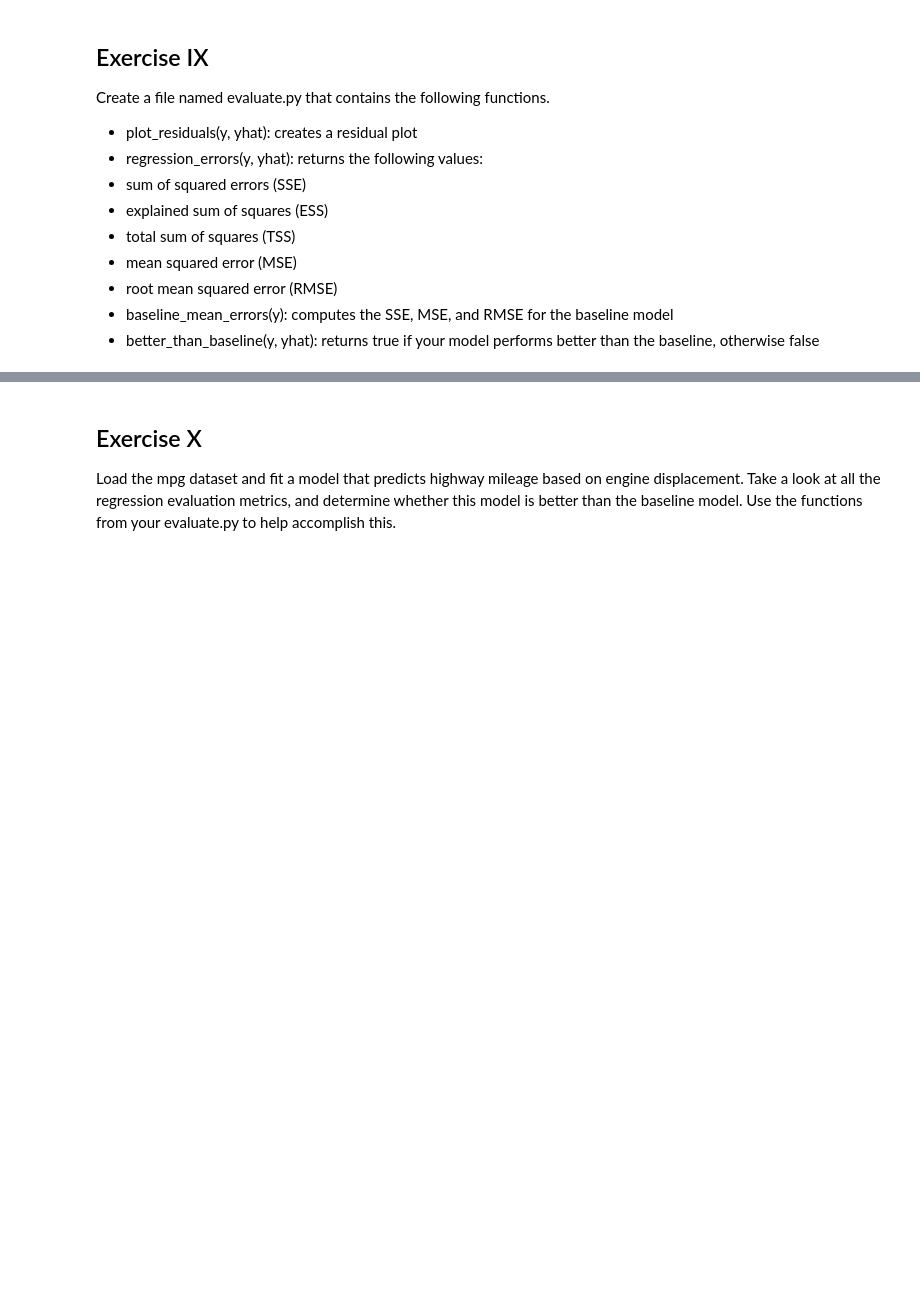
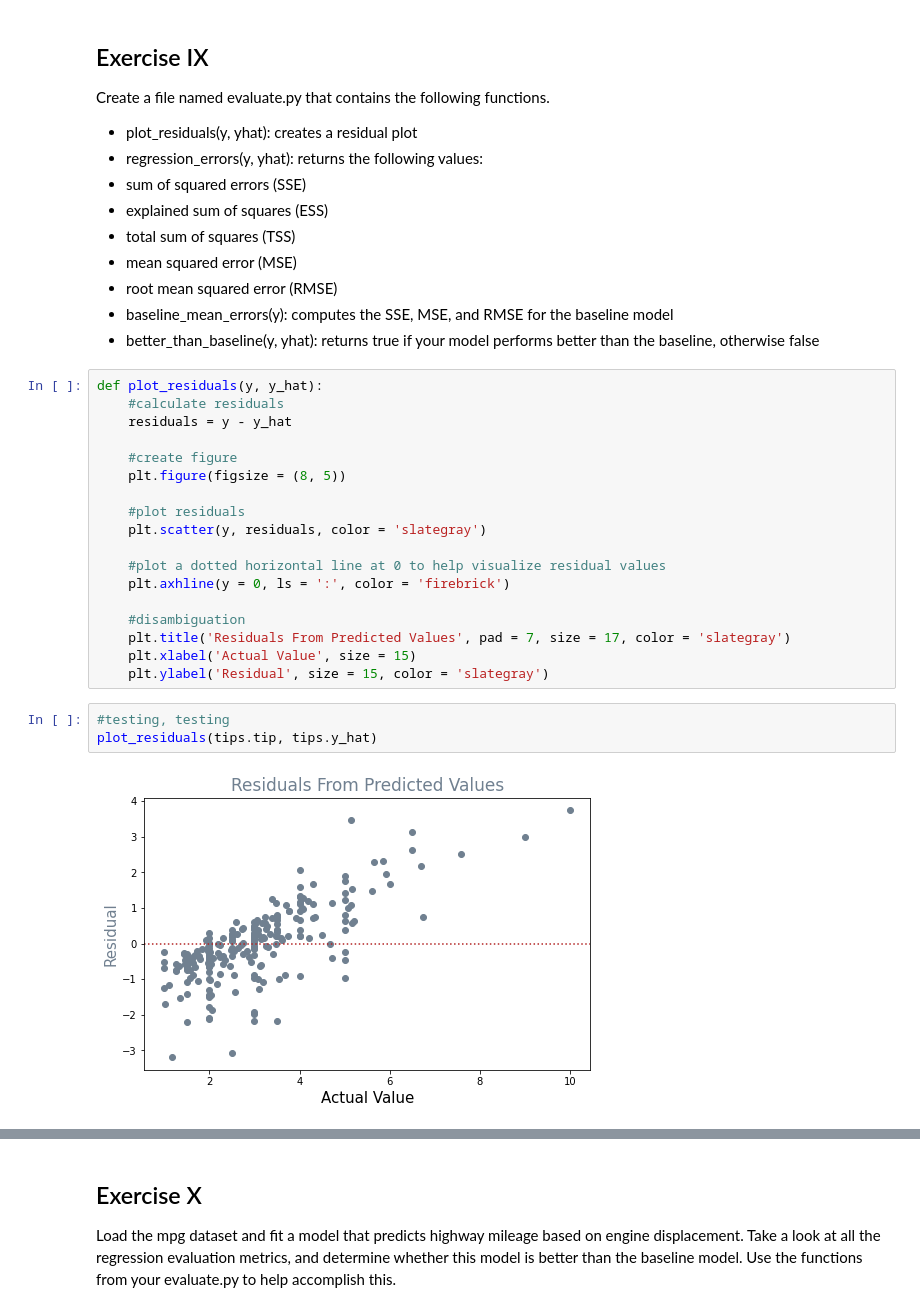
Before and after one commit to masonsherbondy/regression-exercises, a Jupyter notebook: evaluate.ipynb, the cells around one changed output, grey strips where cells are left out. Drawn from its saved outputs; the diff is of its cells as text; blank space fills up the shorter version.

```diff
--- a/evaluate.ipynb
+++ b/evaluate.ipynb
@@ -246,3 +277,26 @@ Create a file named evaluate.py that contains the following functions.
 * root mean squared error (RMSE)
 * baseline_mean_errors(y): computes the SSE, MSE, and RMSE for the baseline model
 * better_than_baseline(y, yhat): returns true if your model performs better than the baseline, otherwise false
+# %%
+def plot_residuals(y, y_hat):
+    #calculate residuals
+    residuals = y - y_hat
+
+    #create figure
+    plt.figure(figsize = (8, 5))
+
+    #plot residuals
+    plt.scatter(y, residuals, color = 'slategray')
+
+    #plot a dotted horizontal line at 0 to help visualize residual values
+    plt.axhline(y = 0, ls = ':', color = 'firebrick')
+
+    #disambiguation
+    plt.title('Residuals From Predicted Values', pad = 7, size = 17, color = 'slategray')
+    plt.xlabel('Actual Value', size = 15)
+    plt.ylabel('Residual', size = 15, color = 'slategray')
+# %%
+#testing, testing
+plot_residuals(tips.tip, tips.y_hat)
+# %% [output]
+[figure, added]
```
Also changed, not shown: parts of 27 cells of this notebook, 1 other file.
